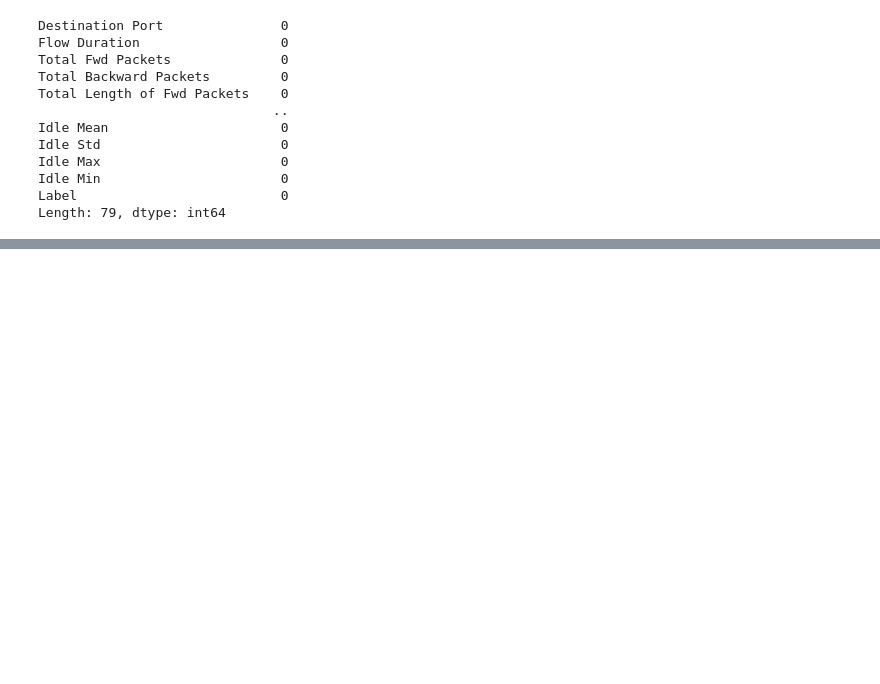
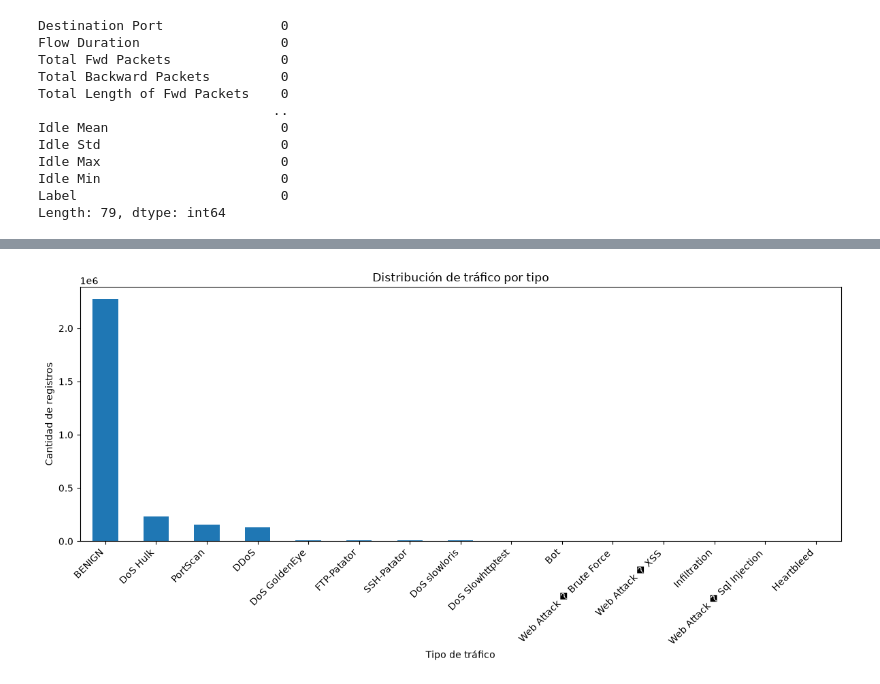
Before and after one commit to walseb-hash/ids-ml, a Jupyter notebook: notebooks/01_eda.ipynb, the cells around one changed output, grey strips where cells are left out. Drawn from its saved outputs; the diff is of its cells as text; code cells hidden in the pictures; blank space fills up the shorter version.

Commit message:
EDA: Carga dataset completo y visualizacion de distribucion de clases

```diff
--- a/notebooks/01_eda.ipynb
+++ b/notebooks/01_eda.ipynb
@@ -97,0 +107,5 @@ Length: 79, dtype: int64
+# %%
+import os
+ruta = '../data/raw/MachineLearningCVE/'
+archivos = os.listdir(ruta)
+print(archivos)
@@ -97,0 +114,11 @@ Length: 79, dtype: int64
+# %%
+dfs = []
+
+for archivo in archivos:
+    ruta_completa = ruta + archivo
+    df_temp = pd.read_csv(ruta_completa)
+    df_temp.columns = df_temp.columns.str.strip()
+    dfs.append(df_temp)
+
+df_total = pd.concat(dfs, ignore_index=True)
+df_total.shape
@@ -97,0 +147,11 @@ Length: 79, dtype: int64
+# %%
+plt.figure(figsize=(12, 6))
+df_total['Label'].value_counts().plot(kind='bar')
+plt.title('Distribución de tráfico por tipo')
+plt.xlabel('Tipo de tráfico')
+plt.ylabel('Cantidad de registros')
+plt.xticks(rotation=45, ha='right')
+plt.tight_layout()
+plt.show()
+# %% [output]
+[figure, added]
```
Also changed, not shown: parts of 6 cells of this notebook.
